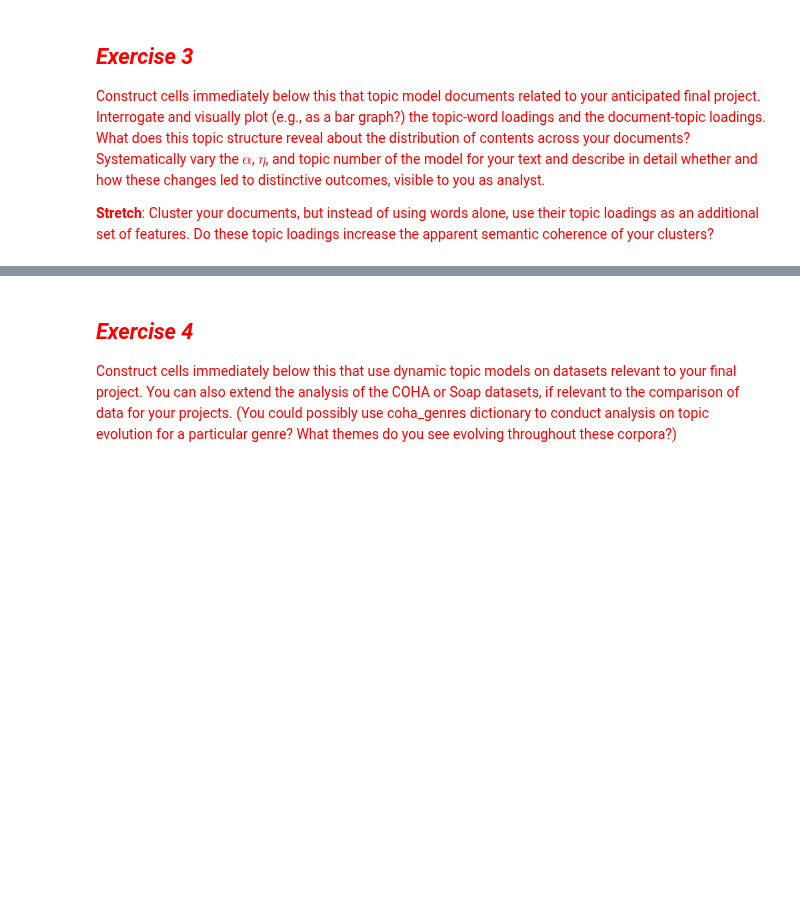
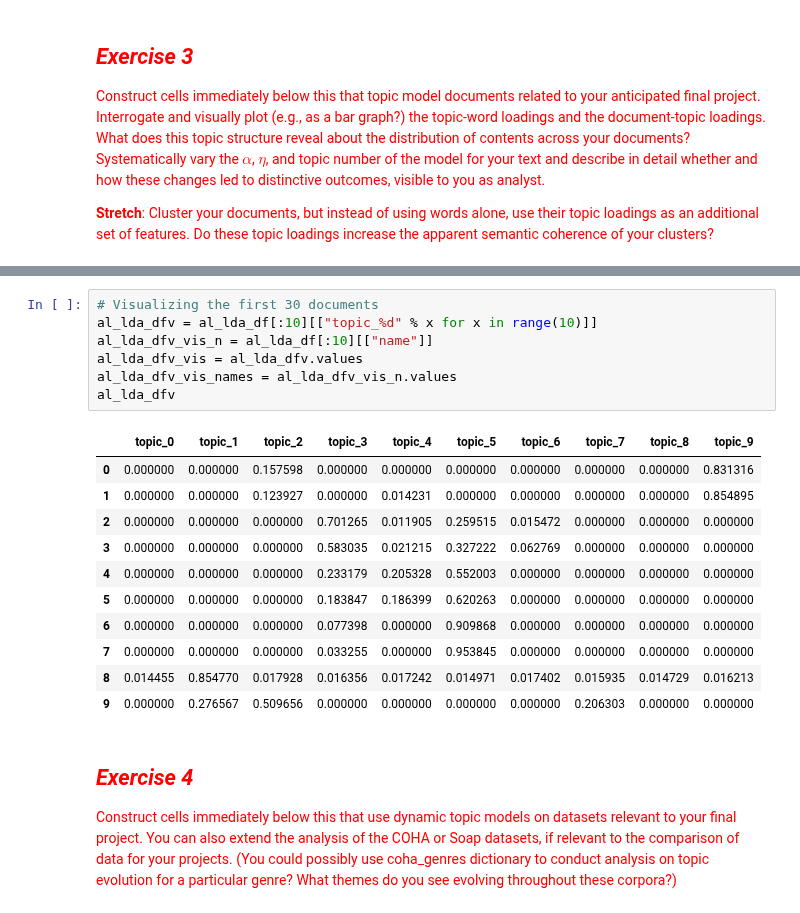
Before and after one commit to michplunkett/computational-content-analysis, a Jupyter notebook: 3-MichaelPlunkett_Answers.ipynb, the cells around one changed output, grey strips where cells are left out. Cells and saved outputs as stored; diff of their text form; blank space fills up the shorter version.

```diff
--- a/3-MichaelPlunkett_Answers.ipynb
+++ b/3-MichaelPlunkett_Answers.ipynb
@@ -374,3 +525,22 @@ these topic loadings increase the apparent semantic coherence of your clusters?<
+# %%
+# Visualizing the first 30 documents
+al_lda_dfv = al_lda_df[:10][["topic_%d" % x for x in range(10)]]
+al_lda_dfv_vis_n = al_lda_df[:10][["name"]]
+al_lda_dfv_vis = al_lda_dfv.values
+al_lda_dfv_vis_names = al_lda_dfv_vis_n.values
+al_lda_dfv
+# %% [output]
+|  | topic_0 | topic_1 | topic_2 | topic_3 | topic_4 | topic_5 | topic_6 | topic_7 | topic_8 | topic_9 |
+| 0 | 0.000000 | 0.000000 | 0.157598 | 0.000000 | 0.000000 | 0.000000 | 0.000000 | 0.000000 | 0.000000 | 0.831316 |
+| 1 | 0.000000 | 0.000000 | 0.123927 | 0.000000 | 0.014231 | 0.000000 | 0.000000 | 0.000000 | 0.000000 | 0.854895 |
+| 2 | 0.000000 | 0.000000 | 0.000000 | 0.701265 | 0.011905 | 0.259515 | 0.015472 | 0.000000 | 0.000000 | 0.000000 |
+| 3 | 0.000000 | 0.000000 | 0.000000 | 0.583035 | 0.021215 | 0.327222 | 0.062769 | 0.000000 | 0.000000 | 0.000000 |
+| 4 | 0.000000 | 0.000000 | 0.000000 | 0.233179 | 0.205328 | 0.552003 | 0.000000 | 0.000000 | 0.000000 | 0.000000 |
+| 5 | 0.000000 | 0.000000 | 0.000000 | 0.183847 | 0.186399 | 0.620263 | 0.000000 | 0.000000 | 0.000000 | 0.000000 |
+| 6 | 0.000000 | 0.000000 | 0.000000 | 0.077398 | 0.000000 | 0.909868 | 0.000000 | 0.000000 | 0.000000 | 0.000000 |
+| 7 | 0.000000 | 0.000000 | 0.000000 | 0.033255 | 0.000000 | 0.953845 | 0.000000 | 0.000000 | 0.000000 | 0.000000 |
+| 8 | 0.014455 | 0.854770 | 0.017928 | 0.016356 | 0.017242 | 0.014971 | 0.017402 | 0.015935 | 0.014729 | 0.016213 |
+| 9 | 0.000000 | 0.276567 | 0.509656 | 0.000000 | 0.000000 | 0.000000 | 0.000000 | 0.206303 | 0.000000 | 0.000000 |
 # %% [markdown]
 ## <font color="red">*Exercise 4*</font>
 
```
Also changed, not shown: parts of 19 cells of this notebook.
